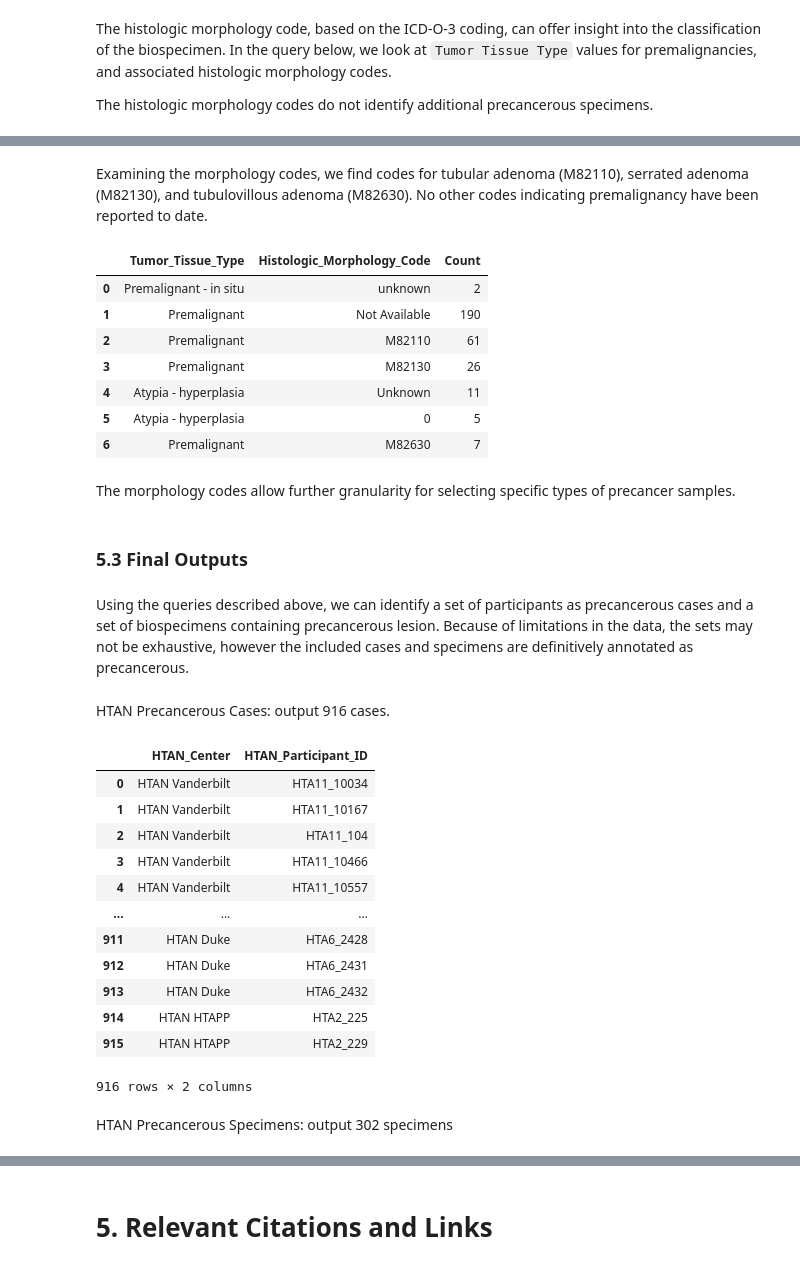
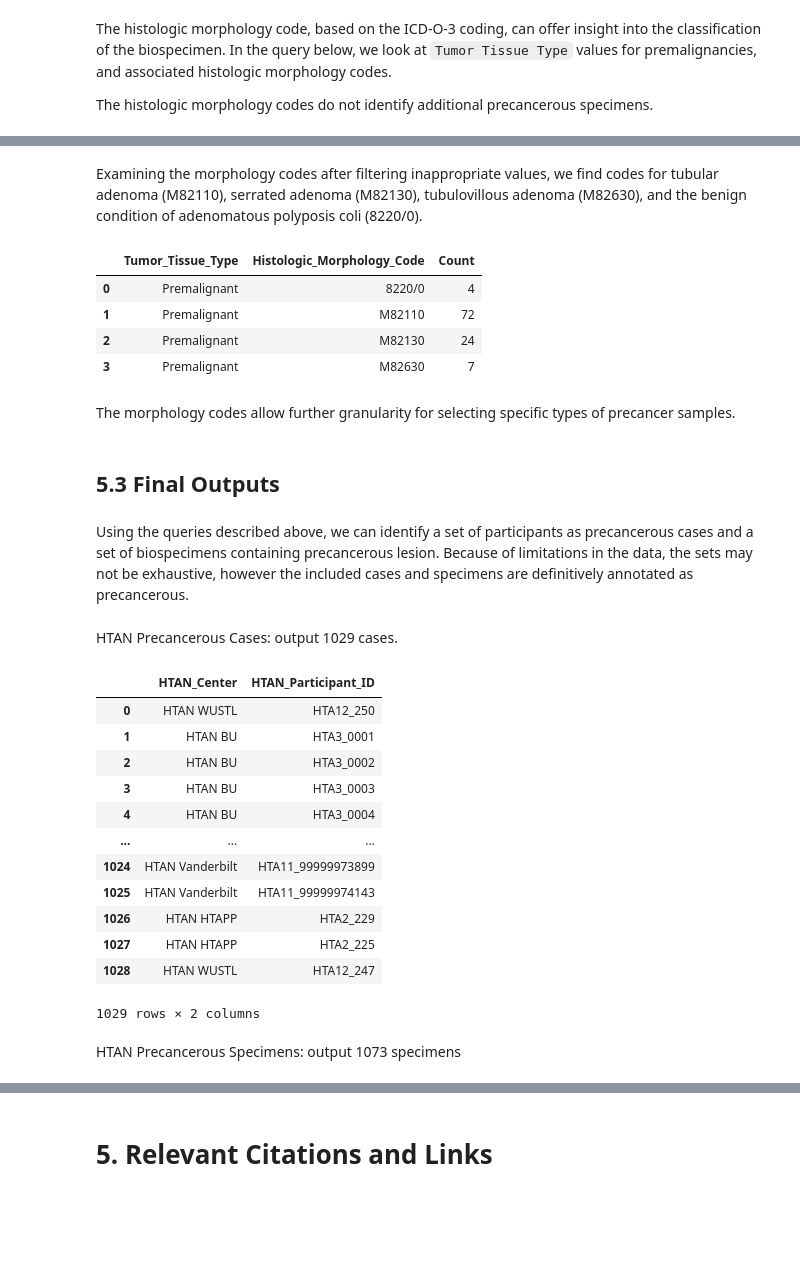
Before and after one commit to isb-cgc/Community-Notebooks, a Jupyter notebook: HTAN/Python Notebooks/Identifying_and_Compiling_Precancer_Cases_and_Samples_in_HTAN.ipynb, the cells around one changed output, grey strips where cells are left out. Saved outputs shown, nothing was run; the diff lists cells and outputs as text; code cells hidden in the pictures; blank space fills up the shorter version.

```diff
--- a/HTAN/Python Notebooks/Identifying_and_Compiling_Precancer_Cases_and_Samples_in_HTAN.ipynb
+++ b/HTAN/Python Notebooks/Identifying_and_Compiling_Precancer_Cases_and_Samples_in_HTAN.ipynb
@@ -71,8 +80,9 @@ Alternatively, if you're running the notebook locally, take the following steps
 # Import the Google BigQuery client
 from google.cloud import bigquery
 
-# Set the google project that will be billed for this notebook's computations
-google_project = <my-project>
+# Set the Google project that will be billed for this notebook's computations
+# Replace <my-project> with your BigQuery Project ID
+google_project = '<my-project>'
 
 # Create a client to access the data within BigQuery
 client = bigquery.Client(google_project)
@@ -282,64 +351,58 @@ hmc_all
 # %% [markdown]
-Examining the morphology codes, we find codes for tubular adenoma (M82110), serrated adenoma (M82130), and tubulovillous adenoma (M82630). No other codes indicating premalignancy have been reported to date.
+Examining the morphology codes after filtering inappropriate values, we find codes for tubular adenoma (M82110), serrated adenoma (M82130), tubulovillous adenoma (M82630), and the benign condition of adenomatous polyposis coli (8220/0).
 # %%
 hmc = client.query("""
-  SELECT Tumor_Tissue_Type, Histologic_Morphology_Code, count(*) AS Count
-  FROM isb-cgc-bq.HTAN.biospecimen_current
-  WHERE Tumor_Tissue_Type='Atypia - hyperplasia' OR Tumor_Tissue_Type='Premalignant' OR Tumor_Tissue_Type='Premalignant - in situ'
+  SELECT Tumor_Tissue_Type, Histologic_Morphology_Code, COUNT(*) AS Count
+  FROM isb-cgc-bq.HTAN_versioned.biospecimen_r6
+  WHERE (Tumor_Tissue_Type = 'Atypia - hyperplasia'
+         OR Tumor_Tissue_Type = 'Premalignant'
+         OR Tumor_Tissue_Type = 'Premalignant - in situ')
+    AND Histologic_Morphology_Code NOT IN ('9732/3', 'Not Specified', 'Unknown', 'unknown', 'Not Available', '0', '99999')
   GROUP BY Tumor_Tissue_Type, Histologic_Morphology_Code
 """).result().to_dataframe()
 
 hmc
 # %% [output]
 |  | Tumor_Tissue_Type | Histologic_Morphology_Code | Count |
-| 0 | Premalignant - in situ | unknown | 2 |
-| 1 | Premalignant | Not Available | 190 |
-| 2 | Premalignant | M82110 | 61 |
-| 3 | Premalignant | M82130 | 26 |
-| 4 | Atypia - hyperplasia | Unknown | 11 |
-| 5 | Atypia - hyperplasia | 0 | 5 |
-| 6 | Premalignant | M82630 | 7 |
+| 0 | Premalignant | 8220/0 | 4 |
+| 1 | Premalignant | M82110 | 72 |
+| 2 | Premalignant | M82130 | 24 |
+| 3 | Premalignant | M82630 | 7 |
 # %% [markdown]
 The morphology codes allow further granularity for selecting specific types of precancer samples.
 # %% [markdown]
-### 5.3 Final Outputs
+## 5.3 Final Outputs
 # %% [markdown]
 Using the queries described above, we can identify a set of participants as precancerous cases and a set of biospecimens containing precancerous lesion.  Because of limitations in the data, the sets may not be exhaustive, however the included cases and specimens are definitively annotated as precancerous.
 # %% [markdown]
-HTAN Precancerous Cases: output 916 cases.
+HTAN Precancerous Cases: output 1029 cases.
 # %%
 pcc_all = client.query("""
   SELECT HTAN_Center, HTAN_Participant_ID
-  FROM `isb-cgc-bq.HTAN.clinical_tier1_diagnosis_current`
+  FROM `isb-cgc-bq.HTAN_versioned.clinical_tier1_diagnosis_r6`
   WHERE Age_at_Diagnosis = '0'
-  UNION ALL
-  SELECT HTAN_Center, HTAN_Participant_ID
-  FROM `isb-cgc-bq.HTAN.clinical_tier2_current`
-  WHERE Precancerous_Condition_Type IS NOT NULL
-  UNION ALL
-  Select HTAN_Center, HTAN_Participant_ID
-  FROM `isb-cgc-bq.HTAN.clinical_tier1_diagnosis_current`
-  WHERE Primary_Diagnosis = 'Ductal carcinoma in situ NOS'
+  OR (Precancerous_Condition_Type IS NOT NULL AND Precancerous_Condition_Type != "Not Applicable")
+  OR Primary_Diagnosis = 'Ductal carcinoma in situ NOS'
   GROUP BY HTAN_Center, HTAN_Participant_ID
 """).result().to_dataframe()
 
 pcc_all
 # %% [output]
 |  | HTAN_Center | HTAN_Participant_ID |
-| 0 | HTAN Vanderbilt | HTA11_10034 |
-| 1 | HTAN Vanderbilt | HTA11_10167 |
-| 2 | HTAN Vanderbilt | HTA11_104 |
-| 3 | HTAN Vanderbilt | HTA11_10466 |
-| 4 | HTAN Vanderbilt | HTA11_10557 |
+| 0 | HTAN WUSTL | HTA12_250 |
+| 1 | HTAN BU | HTA3_0001 |
+| 2 | HTAN BU | HTA3_0002 |
+| 3 | HTAN BU | HTA3_0003 |
+| 4 | HTAN BU | HTA3_0004 |
 | ... | ... | ... |
-| 911 | HTAN Duke | HTA6_2428 |
-| 912 | HTAN Duke | HTA6_2431 |
-| 913 | HTAN Duke | HTA6_2432 |
-| 914 | HTAN HTAPP | HTA2_225 |
-| 915 | HTAN HTAPP | HTA2_229 |
+| 1024 | HTAN Vanderbilt | HTA11_99999973899 |
+| 1025 | HTAN Vanderbilt | HTA11_99999974143 |
+| 1026 | HTAN HTAPP | HTA2_229 |
+| 1027 | HTAN HTAPP | HTA2_225 |
+| 1028 | HTAN WUSTL | HTA12_247 |
-916 rows × 2 columns
+1029 rows × 2 columns
 # %% [markdown]
-HTAN Precancerous Specimens: output 302 specimens
+HTAN Precancerous Specimens: output 1073 specimens
 # %%
 pcs_all = client.query("""
   SELECT HTAN_Center, Tumor_Tissue_Type, HTAN_Biospecimen_ID
```
Also changed, not shown: parts of 24 cells of this notebook.
